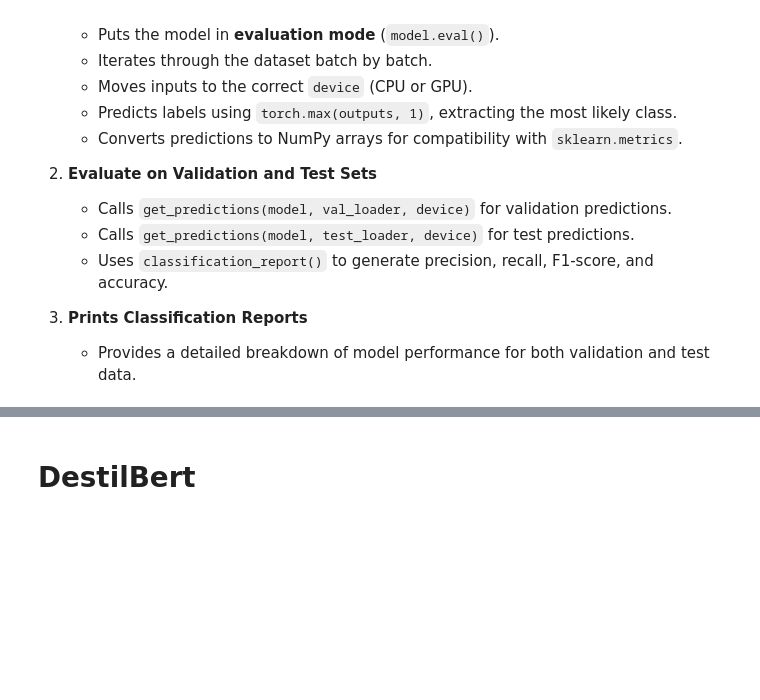
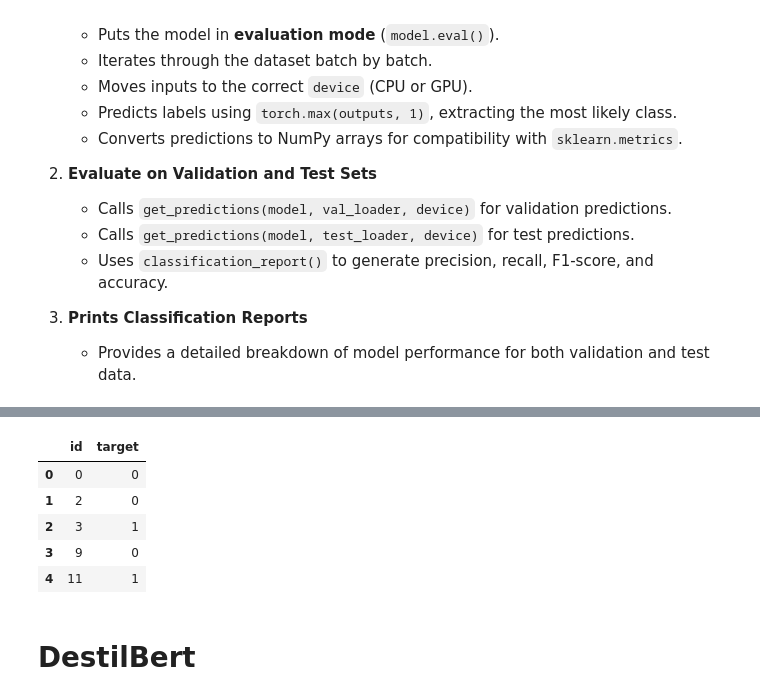
Before and after one commit to deyan18/nlp-disaster-tweets, a Jupyter notebook: models.ipynb, the cells around one changed output, grey strips where cells are left out. Cells and saved outputs as stored; diff of their text form; code cells hidden in the pictures; blank space fills up the shorter version.

```diff
--- a/models.ipynb
+++ b/models.ipynb
@@ -860,6 +886,7 @@ def simple_tokenize(text):
 # %%
 X_text_dl = train_df['combined_text'].values
 y_dl = train_df['target'].values
+X_submission_dl = test_df['combined_text'].values
 
 X_train_val_dl, X_test_dl, y_train_val_dl, y_test_dl = train_test_split(
     X_text, y, test_size=0.1, random_state=42, stratify=y  # 10% for testing
@@ -872,6 +899,7 @@ X_train_dl, X_val_dl, y_train_dl, y_val_dl = train_test_split(
 X_train_tokens_dl = [simple_tokenize(t) for t in X_train_dl]
 X_val_tokens_dl = [simple_tokenize(t) for t in X_val_dl]
 X_test_tokens_dl = [simple_tokenize(t) for t in X_test_dl]
+X_submission_tokens_dl = [simple_tokenize(t) for t in X_submission_dl]
 # %%
 X_train_dl
 # %% [output]
@@ -1271,3 +1310,34 @@ plt.show()
+# %%
+X_submission_dataset = TextDataset(X_submission_tokens_dl, [0] * len(X_submission_tokens_dl), vocab, max_len) # Dummy labels for submission
+X_submission_loader = DataLoader(X_submission_dataset, batch_size=batch_size, shuffle=False)
+
+def get_submission_predictions(model, loader, device):
+    model.eval()
+    all_preds = []
+    with torch.no_grad():
+        for X_batch, _ in loader:  # Ignore dummy labels
+            X_batch = X_batch.to(device)
+            outputs = model(X_batch)
+            _, preds = torch.max(outputs, 1)
+            preds = preds.cpu().numpy()
+            all_preds.extend(preds)
+    return all_preds
+
+y_pred_submission_lstm = get_submission_predictions(model, X_submission_loader, device)
+
+sample_submission_lstm = sample_submission.copy()
+sample_submission_lstm['target'] = y_pred_submission_lstm
+# %%
+sample_submission_lstm.to_csv(folder_path + 'data/submissions/sample_submission_lstm.csv', index=False)
+
+sample_submission_lstm.head()
+# %% [output]
+|  | id | target |
+| 0 | 0 | 0 |
+| 1 | 2 | 0 |
+| 2 | 3 | 1 |
+| 3 | 9 | 0 |
+| 4 | 11 | 1 |
 # %% [markdown]
 # DestilBert
 # %%
```
Also changed, not shown: parts of 19 cells of this notebook.
